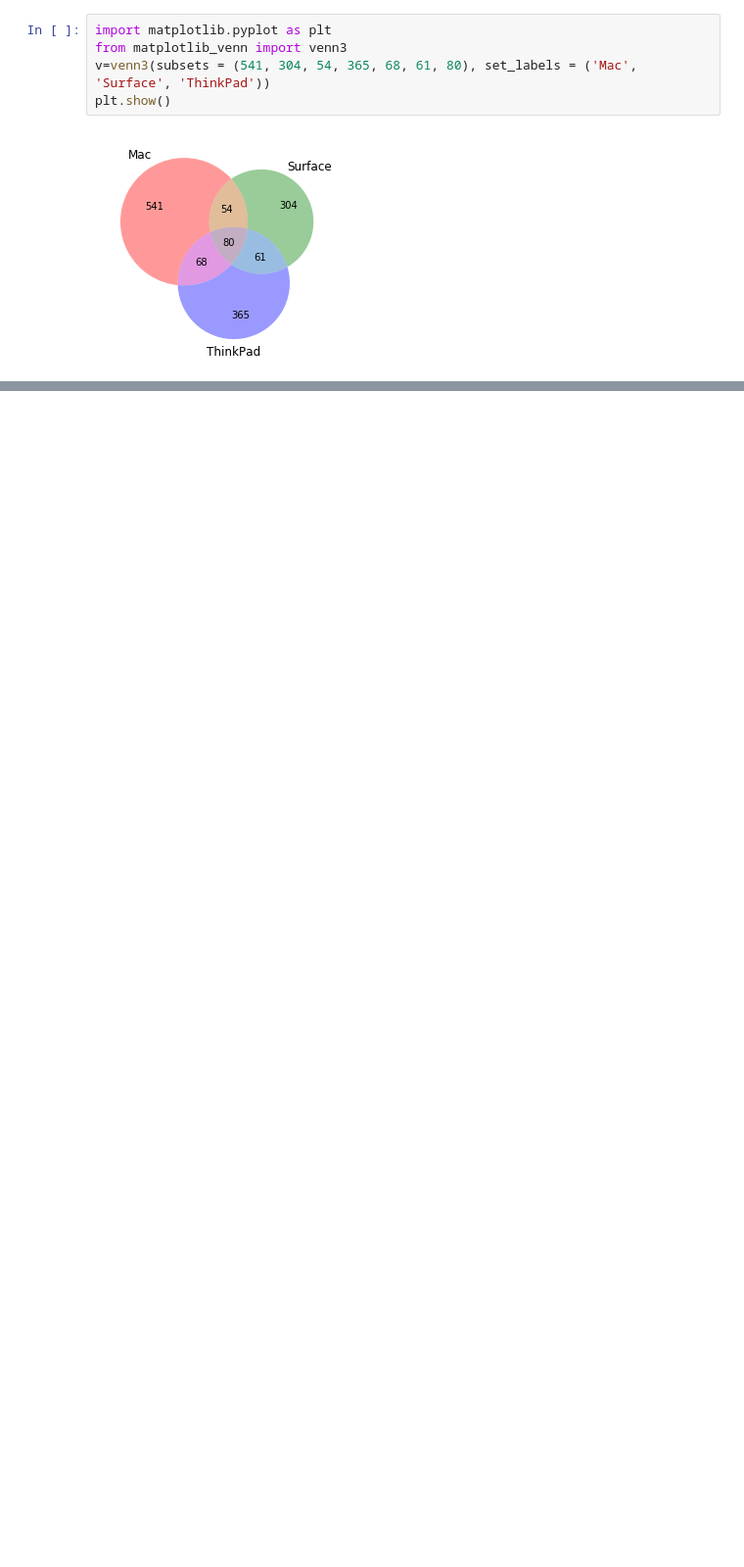
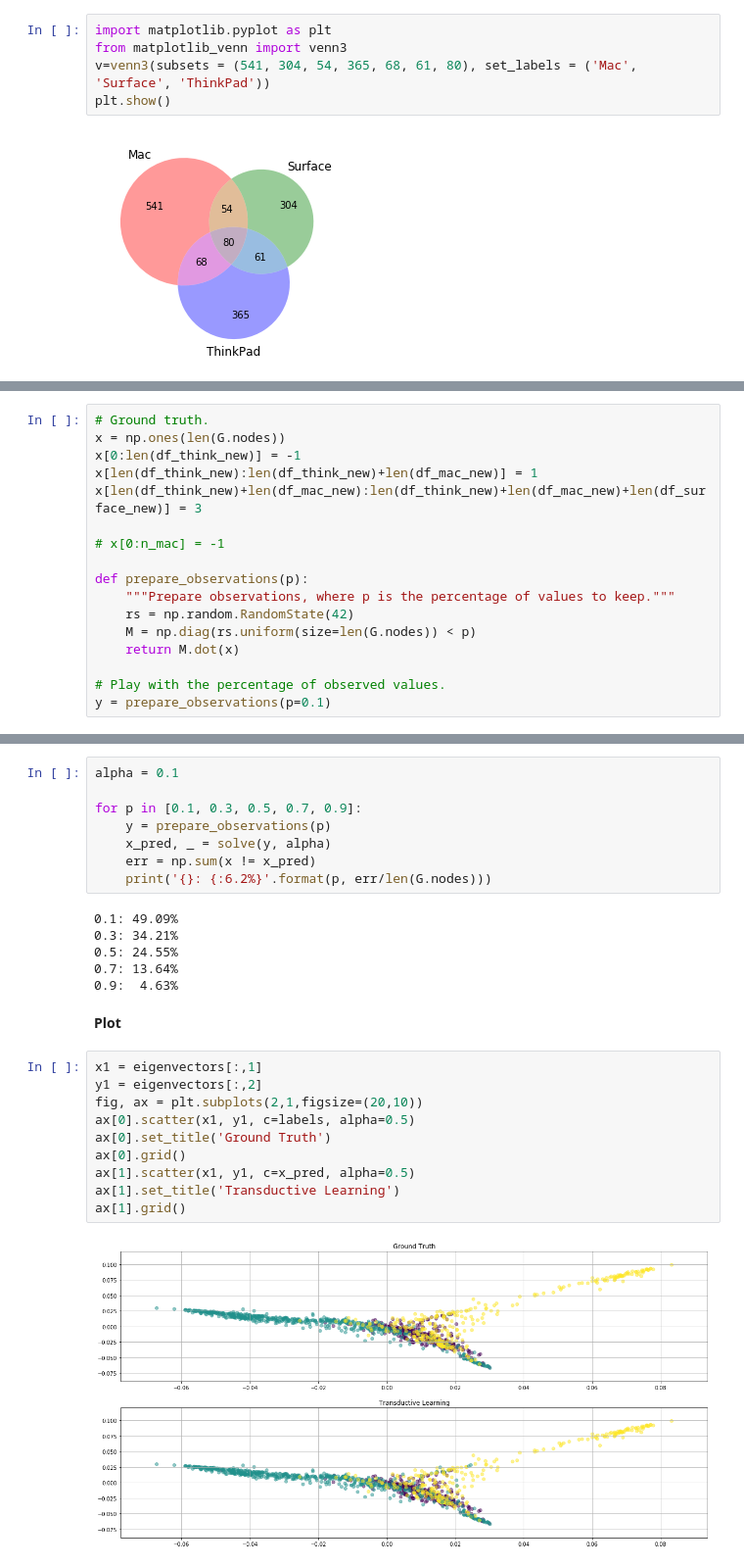
Before and after one commit to xiangzhemeng/Amazon-Electronic-Product-Network-Analysis, a Jupyter notebook: project main notebook.ipynb, the cells around one changed output, grey strips where cells are left out. Shown at 98% size. Cells and saved outputs as stored; diff of their text form; blank space fills up the shorter version.

```diff
--- a/project main notebook.ipynb
+++ b/project main notebook.ipynb
@@ -731,0 +893,17 @@ Now, we have 541 Mac, 438 Surface, 494 ThinkPad.
+# %%
+# Ground truth.
+x = np.ones(len(G.nodes))
+x[0:len(df_think_new)] = -1
+x[len(df_think_new):len(df_think_new)+len(df_mac_new)] = 1
+x[len(df_think_new)+len(df_mac_new):len(df_think_new)+len(df_mac_new)+len(df_surface_new)] = 3
+
+# x[0:n_mac] = -1
+
+def prepare_observations(p):
+    """Prepare observations, where p is the percentage of values to keep."""
+    rs = np.random.RandomState(42)
+    M = np.diag(rs.uniform(size=len(G.nodes)) < p)
+    return M.dot(x)
+
+# Play with the percentage of observed values.
+y = prepare_observations(p=0.1)
@@ -731,0 +947,28 @@ Now, we have 541 Mac, 438 Surface, 494 ThinkPad.
+# %%
+alpha = 0.1
+
+for p in [0.1, 0.3, 0.5, 0.7, 0.9]:
+    y = prepare_observations(p)
+    x_pred, _ = solve(y, alpha)
+    err = np.sum(x != x_pred)
+    print('{}: {:6.2%}'.format(p, err/len(G.nodes)))
+# %% [output]
+0.1: 49.09%
+0.3: 34.21%
+0.5: 24.55%
+0.7: 13.64%
+0.9:  4.63%
+# %% [markdown]
+**Plot**
+# %%
+x1 = eigenvectors[:,1]
+y1 = eigenvectors[:,2]
+fig, ax = plt.subplots(2,1,figsize=(20,10))
+ax[0].scatter(x1, y1, c=labels, alpha=0.5)
+ax[0].set_title('Ground Truth')
+ax[0].grid()
+ax[1].scatter(x1, y1, c=x_pred, alpha=0.5)
+ax[1].set_title('Transductive Learning')
+ax[1].grid()
+# %% [output]
+[figure, added]
```
Also changed, not shown: parts of 71 cells of this notebook.
